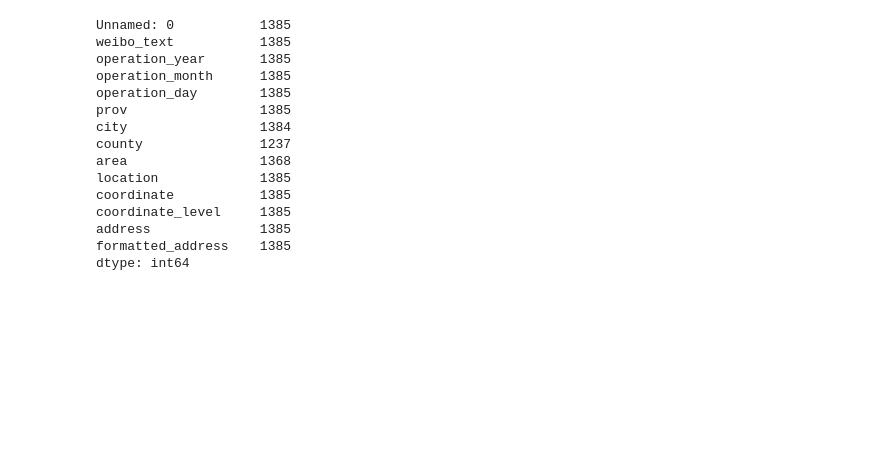
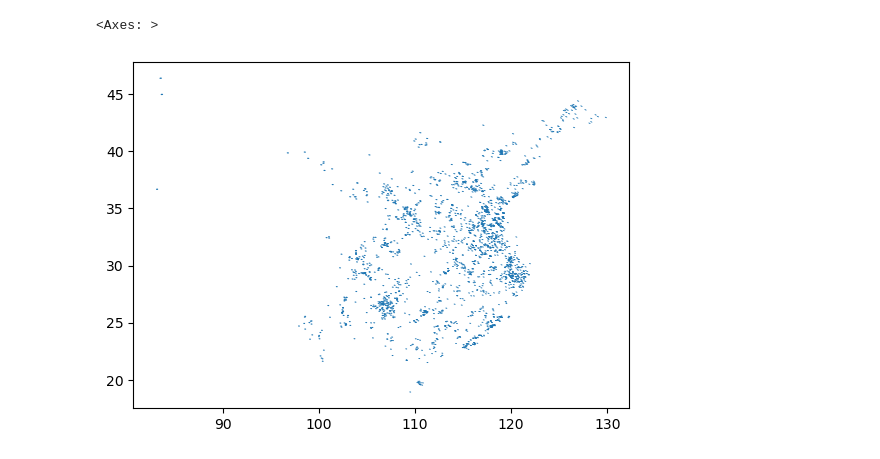
Before and after one commit to AnoraWu/CloudSeeding, a Jupyter notebook: code/炮台数据/clean_step3.ipynb, the cells around one changed output. Drawn from its saved outputs; the diff is of its cells as text; code cells hidden in the pictures; blank space fills up the shorter version.

```diff
--- a/code/炮台数据/clean_step3.ipynb
+++ b/code/炮台数据/clean_step3.ipynb
@@ -76,18 +1,47 @@ dtype: int64
-# %%
-df[df['coordinate_level']=='乡镇'].count()
-# %% [output]
-Unnamed: 0           1385
-weibo_text           1385
-operation_year       1385
-operation_month      1385
-operation_day        1385
-prov                 1385
-city                 1384
-county               1237
-area                 1368
-location             1385
-coordinate           1385
-coordinate_level     1385
-address              1385
-formatted_address    1385
-dtype: int64
+# %%
+import pandas as pd
+import os
+import shapely
+import geopandas
+import pyproj
+
+
+os.chdir("/Users/anorawu/Documents/GitHub/CloudSeeding/data/炮台数据")
+df = pd.read_csv('df_merge_nodup_coord.csv')
+
+df=df[df["coordinate_level"]!='市']
+df=df[df["coordinate_level"]!='Not Found']
+df=df[df["coordinate_level"]!='区县']
+
+df = df[~df["location"].str.contains("请返回", na=False)]
+
+for index,row in df.iterrows():
+    if str(row['prov']) not in str(row['formatted_address']):
+        df.drop(index=index, inplace=True)
+
+df['operation_date'] = pd.to_datetime(dict(year=df.operation_year, month=df.operation_month, day=df.operation_day))
+df['first_operation_date'] = df.groupby('coordinate')[['operation_date']].transform('min')
+df.drop_duplicates(['operation_date','coordinate'],inplace=True)
+df[['longitude', 'latitude']] = df['coordinate'].str.split(",", expand=True).astype(float)
+
+df['point'] = df.apply(lambda x: shapely.Point((x.longitude, x.latitude)), axis = 1)
+
+
+gdf = geopandas.GeoDataFrame(df, geometry=df.point, crs={'init': 'epsg:4326'})
+aeqd = pyproj.Proj(proj='aeqd', ellps='WGS84', datum='WGS84').srs
+gdf = gdf.to_crs(crs=aeqd)
+
+
+gdf['circle_10km'] = gdf.geometry.buffer(10000)
+gdf.set_geometry('circle_10km', drop=True, inplace=True)
+gdf.drop(columns=['point'],inplace=True)
+gdf = gdf.to_crs(crs={'init': 'epsg:4326'})
+
+gdf.drop(columns=['operation_date'],inplace=True)
+gdf['first_operation_date']=gdf['first_operation_date'].astype(str)
+gdf.to_file('cleaned_炮台数据.shp')
+# %%
+gdf.plot()
+# %% [output]
+<Axes: >
+[figure, added]
```
Also changed, not shown: parts of 5 cells of this notebook, 7 other files.
